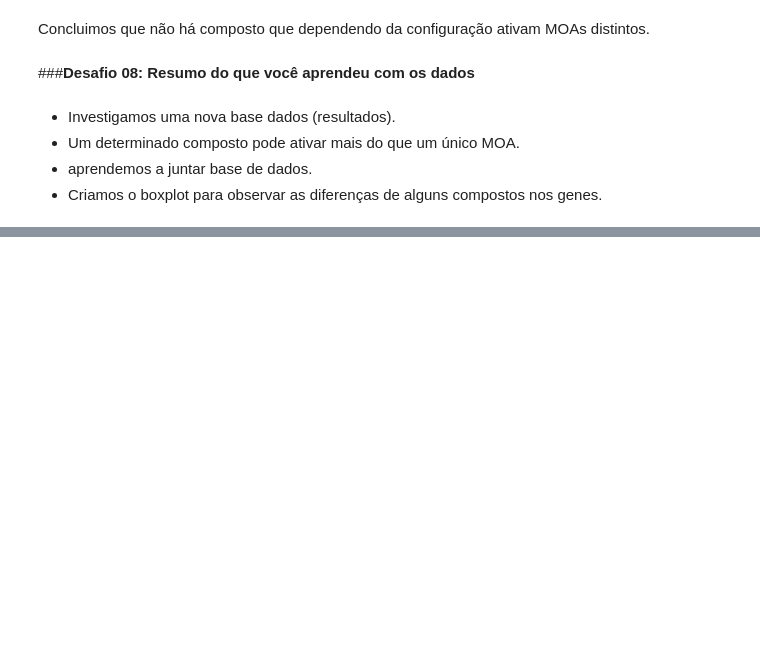
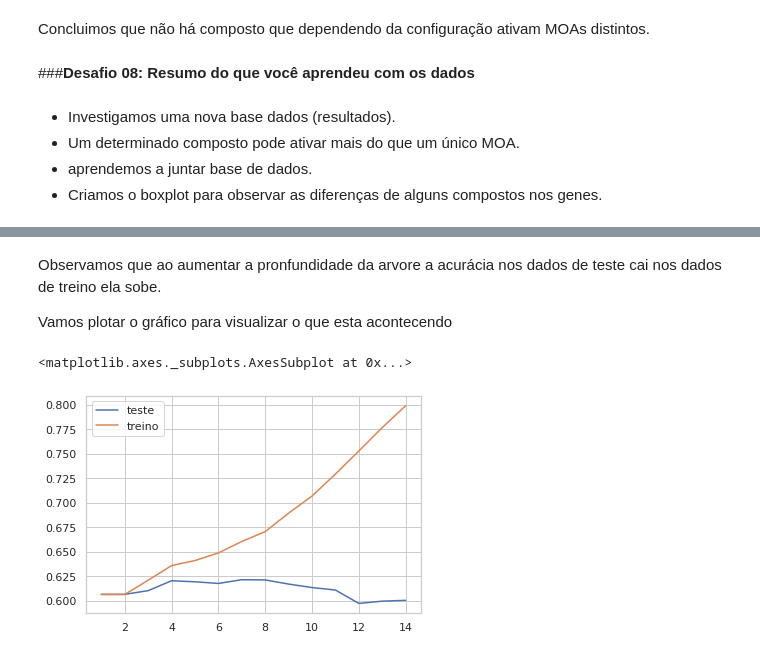
Before and after one commit to WJBruginski/Imersao_Dados_Alura_III, a Jupyter notebook: Imersão_Dados_Alura_III.ipynb, the cells around one changed output, grey strips where cells are left out. Cells and saved outputs as stored; diff of their text form; code cells hidden in the pictures; blank space fills up the shorter version.

```diff
--- a/Imersão_Dados_Alura_III.ipynb
+++ b/Imersão_Dados_Alura_III.ipynb
@@ -1553,0 +1724,15 @@ Concluimos que não há composto que dependendo da configuração ativam MOAs di
+# %%
+from sklearn.tree import DecisionTreeClassifier
+
+x = dados_combinados.select_dtypes('float64')
+y = dados_combinados['ativo_moa']
+x_treino, x_teste, y_treino, y_teste = train_test_split(x, y, test_size=0.2,
+                                                        stratify = y,
+                                                        random_state=376)
+teste = []
+treino = []
+for i in range(1,15):
+  modelo_arvore = DecisionTreeClassifier(max_depth = i)
+  modelo_arvore.fit(x_treino, y_treino)
+  teste.append(modelo_arvore.score(x_teste, y_teste))
+  treino.append(modelo_arvore.score(x_treino, y_treino))
@@ -1553,0 +1773,10 @@ Concluimos que não há composto que dependendo da configuração ativam MOAs di
+# %% [markdown]
+Observamos que ao aumentar a pronfundidade da arvore a acurácia nos dados de teste cai nos dados de treino ela sobe.
+
+Vamos plotar o gráfico para visualizar o que esta acontecendo
+# %%
+sns.lineplot(x=range(1,15), y=teste , label='teste')
+sns.lineplot(x=range(1,15), y=treino , label='treino')
+# %% [output]
+<matplotlib.axes._subplots.AxesSubplot at 0x...>
+[figure, added]
```
Also changed, not shown: parts of 54 cells of this notebook.
